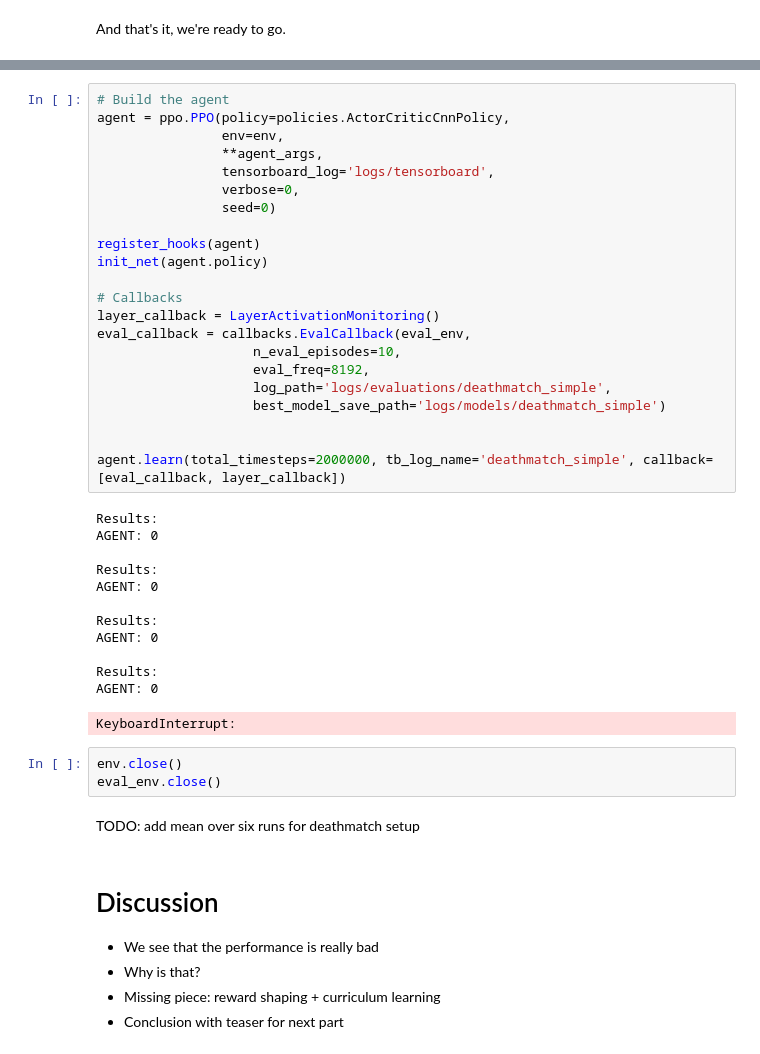
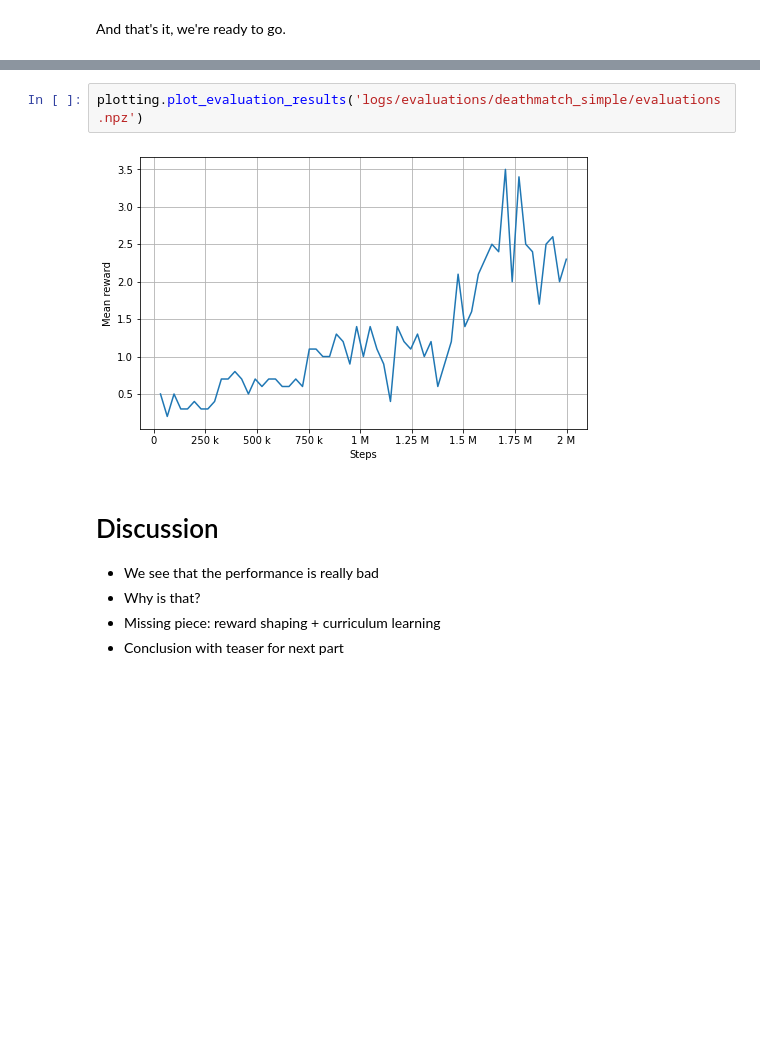
Before and after one commit to lkiel/rl-doom, a Jupyter notebook: standalone_examples/Defense Scenario.ipynb, the cells around one changed output, grey strips where cells are left out. Cells and saved outputs as stored; diff of their text form; blank space fills up the shorter version.

```diff
--- a/standalone_examples/Defense Scenario.ipynb
+++ b/standalone_examples/Defense Scenario.ipynb
@@ -564,43 +496,7 @@ Built action space of size 18 from buttons [Button.ATTACK Button.MOVE_FORWARD Bu
-# %%
-# Build the agent
-agent = ppo.PPO(policy=policies.ActorCriticCnnPolicy,
-                env=env,
-                **agent_args,
-                tensorboard_log='logs/tensorboard',
-                verbose=0,
-                seed=0)
-
-register_hooks(agent)
-init_net(agent.policy)
-
-# Callbacks
-layer_callback = LayerActivationMonitoring()
-eval_callback = callbacks.EvalCallback(eval_env,
-                    n_eval_episodes=10,
-                    eval_freq=8192,
-                    log_path='logs/evaluations/deathmatch_simple',
-                    best_model_save_path='logs/models/deathmatch_simple')
-
-
-agent.learn(total_timesteps=2000000, tb_log_name='deathmatch_simple', callback=[eval_callback, layer_callback])
-# %% [output]
-Results:
-AGENT: 0
-
-Results:
-AGENT: 0
-
-Results:
-AGENT: 0
-
-Results:
-AGENT: 0
-KeyboardInterrupt:
-# %%
-env.close()
-eval_env.close()
-# %% [markdown]
-TODO: add mean over six runs for deathmatch setup
+# %%
+plotting.plot_evaluation_results('logs/evaluations/deathmatch_simple/evaluations.npz')
+# %% [output]
+[figure, added]
 # %% [markdown]
 # Discussion
 
```
Also changed, not shown: parts of 17 cells of this notebook, 12 other files.
